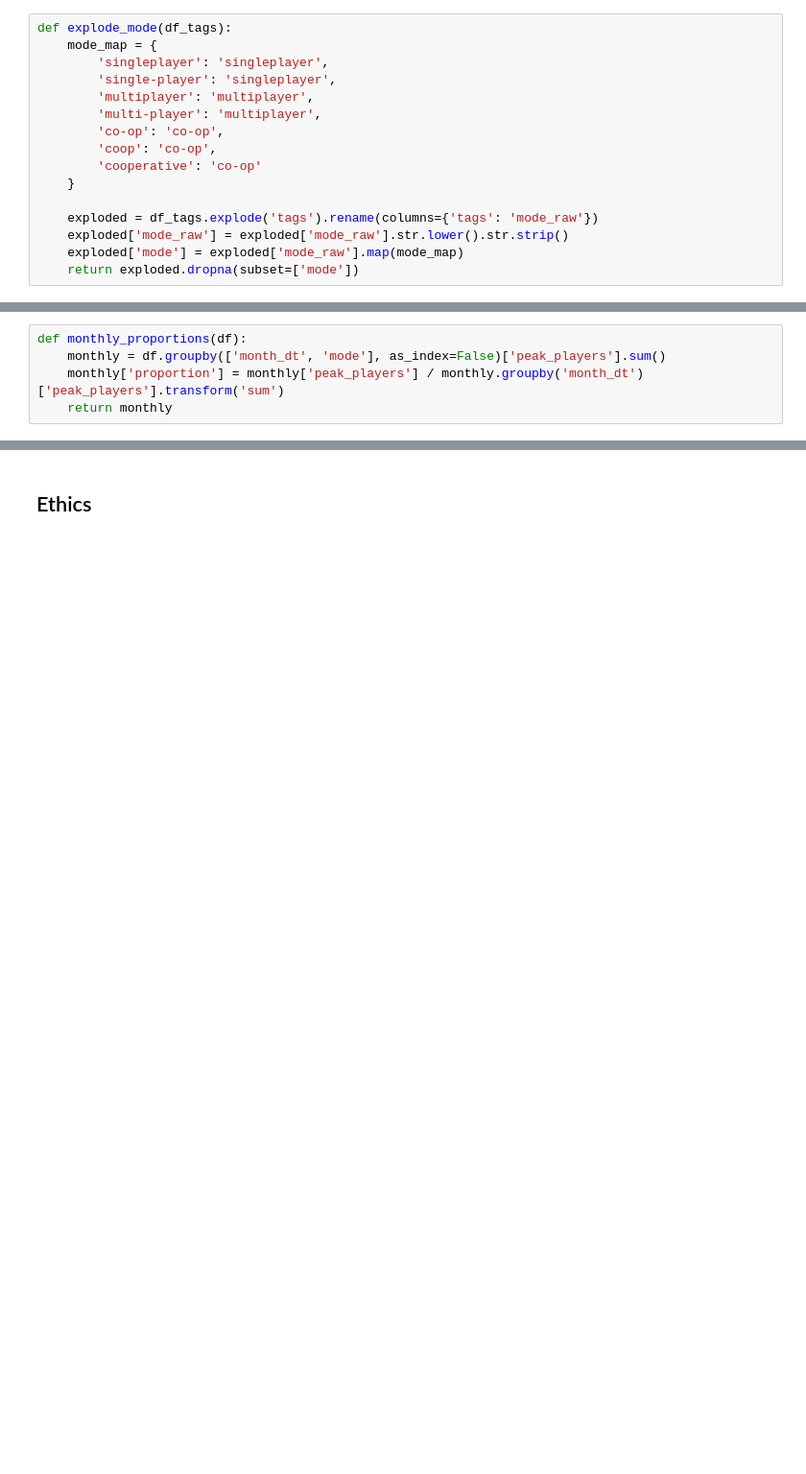
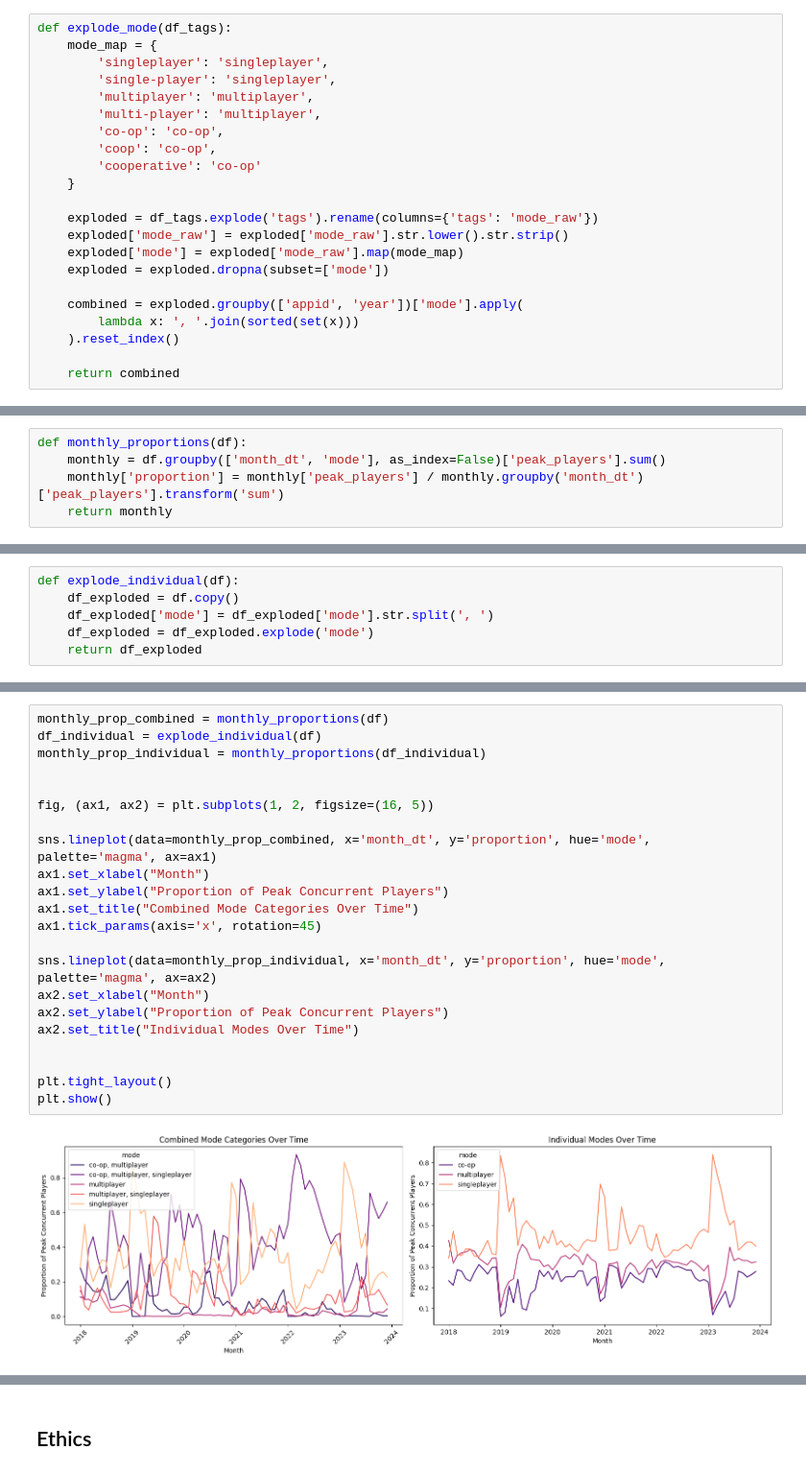
Before and after one commit to COGS108/Group038_WI26, a Jupyter notebook: 02-EDACheckpoint.ipynb, the cells around one changed output, grey strips where cells are left out. Shown at 96% size. Drawn from its saved outputs; the diff is of its cells as text; blank space fills up the shorter version.

```diff
--- a/02-EDACheckpoint.ipynb
+++ b/02-EDACheckpoint.ipynb
@@ -129,7 +129,13 @@ def explode_mode(df_tags):
     exploded = df_tags.explode('tags').rename(columns={'tags': 'mode_raw'})
     exploded['mode_raw'] = exploded['mode_raw'].str.lower().str.strip()
     exploded['mode'] = exploded['mode_raw'].map(mode_map)
-    return exploded.dropna(subset=['mode'])
+    exploded = exploded.dropna(subset=['mode'])
+
+    combined = exploded.groupby(['appid', 'year'])['mode'].apply(
+        lambda x: ', '.join(sorted(set(x)))
+    ).reset_index()
+
+    return combined
 # %%
 def assgin_period(year):
     if year <= 2019:
@@ -152,4 +160,10 @@ def period_proportion(df):
     return cp
+# %%
+def explode_individual(df):
+    df_exploded = df.copy()
+    df_exploded['mode'] = df_exploded['mode'].str.split(', ')
+    df_exploded = df_exploded.explode('mode')
+    return df_exploded
 # %%
 df_mode = explode_mode(load_tags())
 df = df_peak.merge(df_mode[['appid', 'year', 'mode']], on=['appid', 'year'], how='inner')
@@ -196,0 +171,24 @@ g3.legend(loc='upper left')
+# %%
+monthly_prop_combined = monthly_proportions(df)
+df_individual = explode_individual(df)
+monthly_prop_individual = monthly_proportions(df_individual)
+
+
+fig, (ax1, ax2) = plt.subplots(1, 2, figsize=(16, 5))
+
+sns.lineplot(data=monthly_prop_combined, x='month_dt', y='proportion', hue='mode', palette='magma', ax=ax1)
+ax1.set_xlabel("Month")
+ax1.set_ylabel("Proportion of Peak Concurrent Players")
+ax1.set_title("Combined Mode Categories Over Time")
+ax1.tick_params(axis='x', rotation=45)
+
+sns.lineplot(data=monthly_prop_individual, x='month_dt', y='proportion', hue='mode', palette='magma', ax=ax2)
+ax2.set_xlabel("Month")
+ax2.set_ylabel("Proportion of Peak Concurrent Players")
+ax2.set_title("Individual Modes Over Time")
+
+
+plt.tight_layout()
+plt.show()
+# %% [output]
+[figure, added]
```
Also changed, not shown: parts of 8 cells of this notebook.
